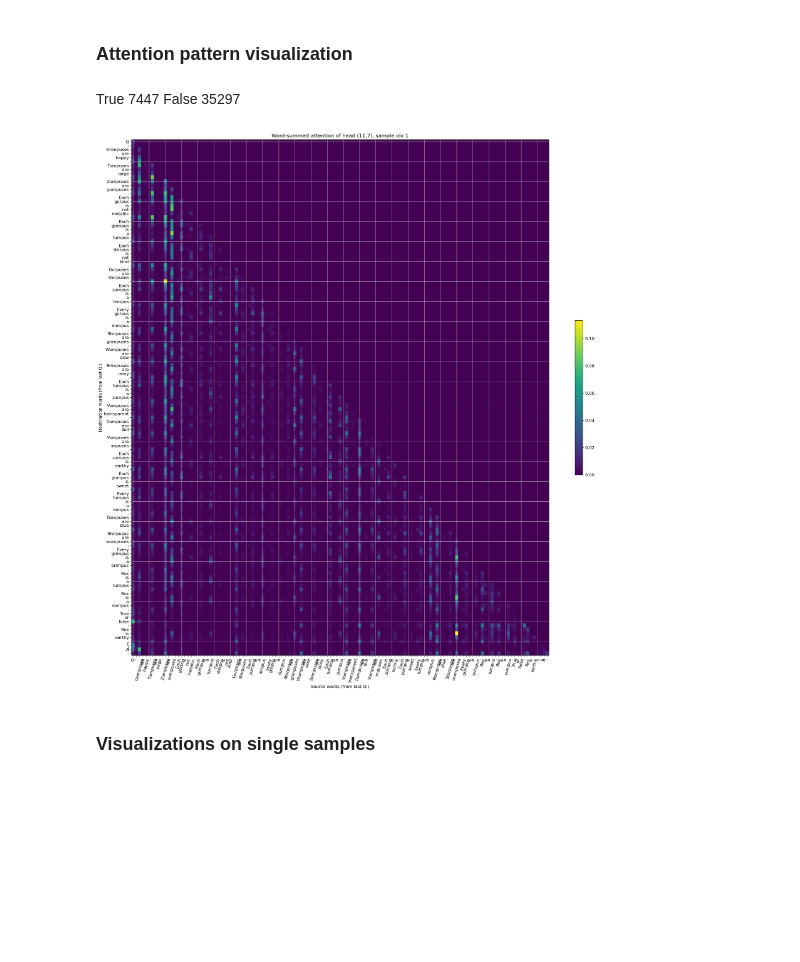
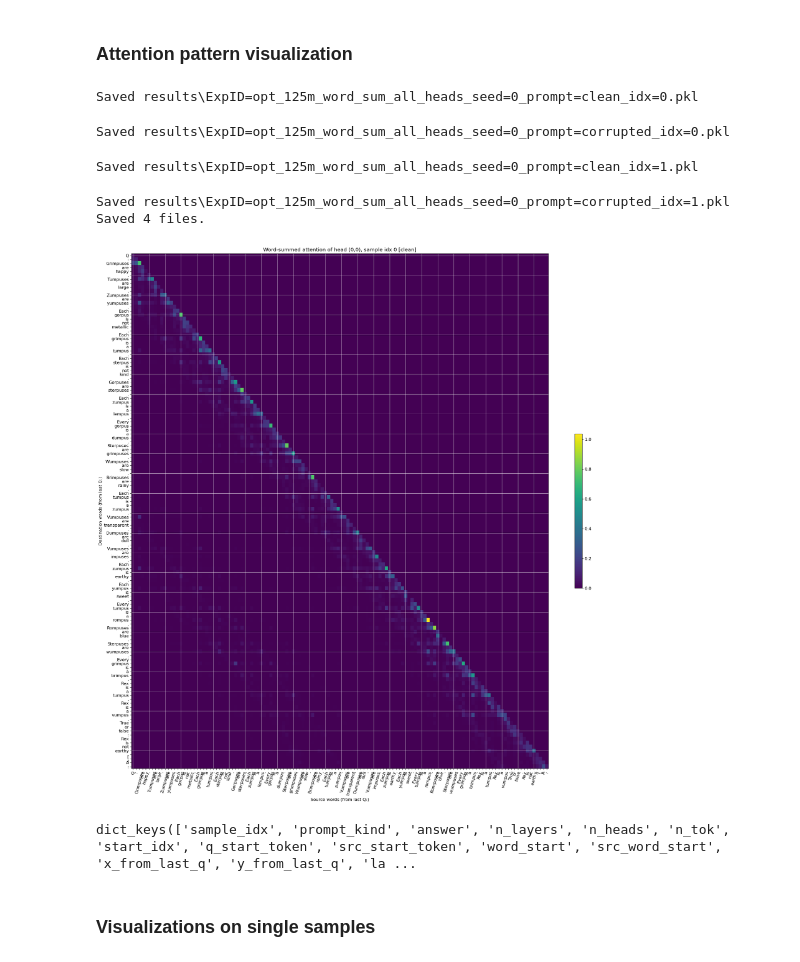
Before and after one commit to AndreyMymrin/QK-gueded-circuit-discovery, a Jupyter notebook: analysis_walkthrough/LLM Analysis Part 1 Circuit search, interpretation, and verification.ipynb, the cells around one changed output. Saved outputs shown, nothing was run; the diff lists cells and outputs as text; code cells hidden in the pictures; blank space fills up the shorter version.

```diff
--- a/analysis_walkthrough/LLM Analysis Part 1 Circuit search, interpretation, and verification.ipynb
+++ b/analysis_walkthrough/LLM Analysis Part 1 Circuit search, interpretation, and verification.ipynb
@@ -1171,5 +1471,2 @@ def visualize_heads_word_sum_from_artifact(
-# %% [markdown]
-True 7447
-False 35297
 # %%
 clean_tokens = results['clean_tokens']
@@ -1176,7 +1474,73 @@ clean_tokens = results['clean_tokens']
 # %%
-visualize_heads_word_sum(heads_vis=[(11,7)], sample_idx=1, last_n_words=500, answer = '')
+saved_files = save_word_sum_all_heads_for_prompt_set(
+    prompt_indices=[0, 1],
+    prompt_variants=["clean", "corrupted"],
+    answer="",
+    save_dir="results",
+    last_n_words=500,
+    x_from_last_q=True,
+    y_from_last_q=True,
+)
+
+print(f"Saved {len(saved_files)} files.")
 # %% [output]
-[figure, removed]
+Saved results\ExpID=opt_125m_word_sum_all_heads_seed=0_prompt=clean_idx=0.pkl
+Saved results\ExpID=opt_125m_word_sum_all_heads_seed=0_prompt=corrupted_idx=0.pkl
+Saved results\ExpID=opt_125m_word_sum_all_heads_seed=0_prompt=clean_idx=1.pkl
+Saved results\ExpID=opt_125m_word_sum_all_heads_seed=0_prompt=corrupted_idx=1.pkl
+Saved 4 files.
+# %%
+import pickle
+from pathlib import Path
+import numpy as np
+import matplotlib.pyplot as plt
+
+# 1) Load saved payload
+pkl_path = Path("results/ExpID=opt_125m_word_sum_all_heads_seed=0_prompt=clean_idx=0.pkl")
+with open(pkl_path, "rb") as f:
+    rec = pickle.load(f)
+
+# 2) Pick head to visualize
+layer_idx, head_idx = 0, 0   # change as needed
+mat = np.array(rec["per_head_word_attn_window"][(layer_idx, head_idx)])
+
+# 3) Plot (no recomputation needed)
+max_xticks = 120
+x_labels = rec["x_labels"]
+y_labels = rec["y_labels"]
+
+fig, ax = plt.subplots(figsize=(22, 22))
+im = ax.imshow(mat, aspect="auto")
+
+n_src = len(x_labels)
+x_step = max(1, n_src // max(1, max_xticks))
+x_ticks = list(range(0, n_src, x_step))
+ax.set_xticks(x_ticks)
+ax.set_xticklabels([x_labels[i] for i in x_ticks], rotation=75)
+
+ax.set_yticks(range(len(y_labels)))
+ax.set_yticklabels(y_labels)
+
+for i in range(0, mat.shape[0], 5):
+    ax.axhline(i, color="white", linewidth=0.5, linestyle="-")
+for j in range(0, mat.shape[1], 5):
+    ax.axvline(j, color="white", linewidth=0.5, linestyle="-")
+
+plt.colorbar(im, shrink=0.3)
+plt.title(
+    f"Word-summed attention of head ({layer_idx},{head_idx}), "
+    f"sample idx {rec['sample_idx']} [{rec['prompt_kind']}]"
+)
+plt.xlabel("Source words (from last Q:)" if rec["x_from_last_q"] else "Source words")
+plt.ylabel("Destination words (from last Q:)" if rec["y_from_last_q"] else "Destination words")
+plt.tight_layout()
+plt.show()
+# %% [output]
+[figure, added]
+# %%
+rec.keys()
+# %% [output]
+dict_keys(['sample_idx', 'prompt_kind', 'answer', 'n_layers', 'n_heads', 'n_tok', 'start_idx', 'q_start_token', 'src_start_token', 'word_start', 'src_word_start', 'x_from_last_q', 'y_from_last_q', 'la ...
 # %% [markdown]
 ### Visualizations on single samples
 # %% [markdown]
```
Also changed, not shown: parts of 17 cells of this notebook, 10 other files.
